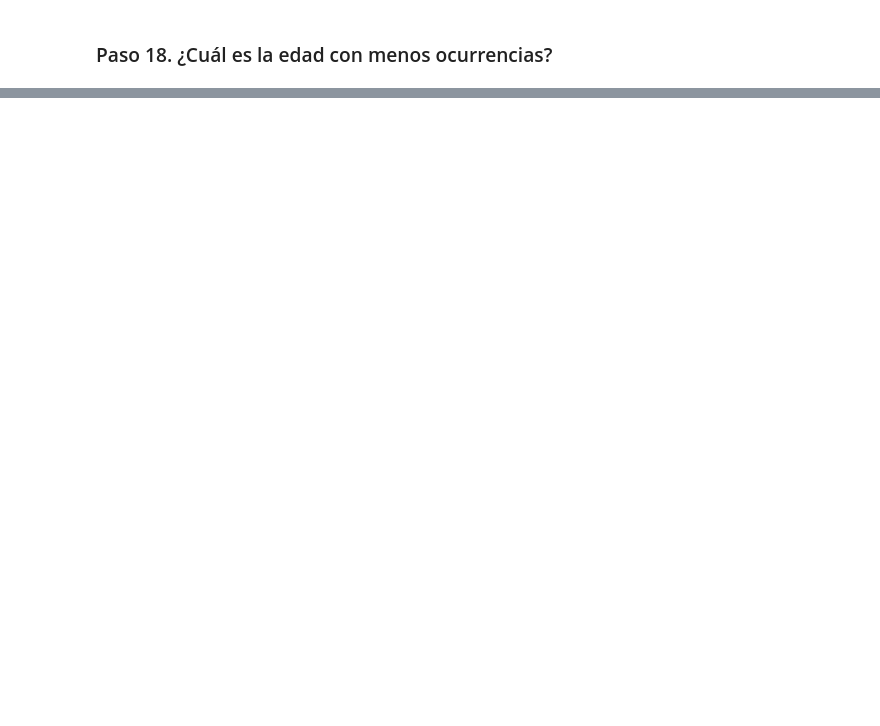
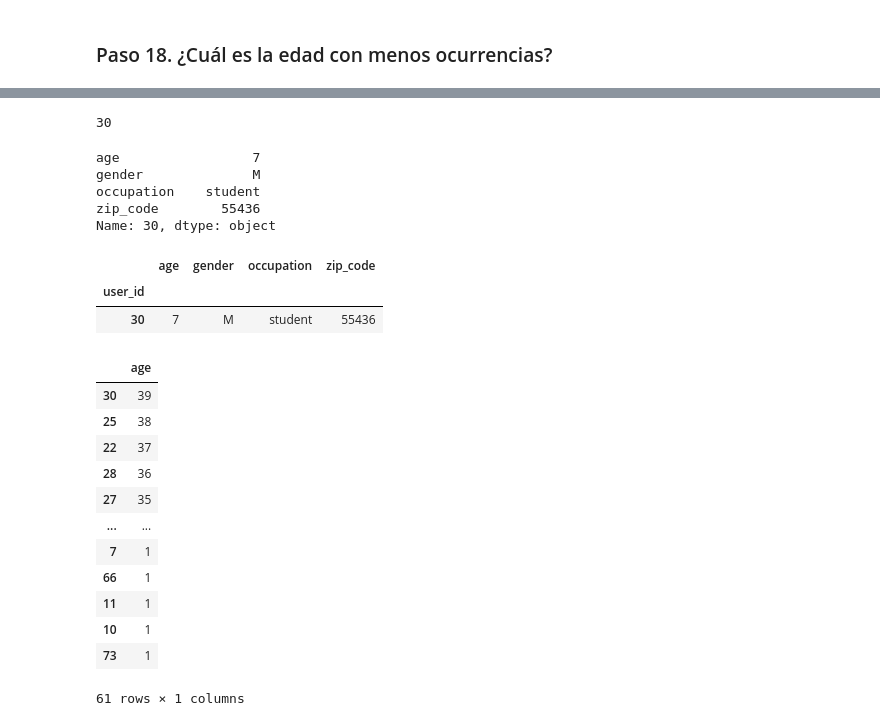
Before and after one commit to mariaortizz/DS_PT_09_2023, a Jupyter notebook: Data_Analysis/2-Pandas/Practica/0-Occupation/Occupation.ipynb, the cells around one changed output, grey strips where cells are left out. Saved outputs shown, nothing was run; the diff lists cells and outputs as text; code cells hidden in the pictures; blank space fills up the shorter version.

```diff
--- a/Data_Analysis/2-Pandas/Practica/0-Occupation/Occupation.ipynb
+++ b/Data_Analysis/2-Pandas/Practica/0-Occupation/Occupation.ipynb
@@ -119,0 +421,35 @@ Resuélvelo de 2 formas diferentes
+# %%
+print(users['age'].idxmin())
+# %% [output]
+30
+# %%
+users.loc[users['age'].idxmin()]
+# %% [output]
+age                 7
+gender              M
+occupation    student
+zip_code        55436
+Name: 30, dtype: object
+# %%
+mask = users['age'].min()
+users[users['age'] == mask]
+# %% [output]
+|  | age | gender | occupation | zip_code |
+| user_id |  |  |  |  |
+| 30 | 7 | M | student | 55436 |
+# %%
+pd.DataFrame(users['age'].value_counts())
+# %% [output]
+|  | age |
+| 30 | 39 |
+| 25 | 38 |
+| 22 | 37 |
+| 28 | 36 |
+| 27 | 35 |
+| ... | ... |
+| 7 | 1 |
+| 66 | 1 |
+| 11 | 1 |
+| 10 | 1 |
+| 73 | 1 |
+61 rows × 1 columns
```
Also changed, not shown: parts of 35 cells of this notebook.
